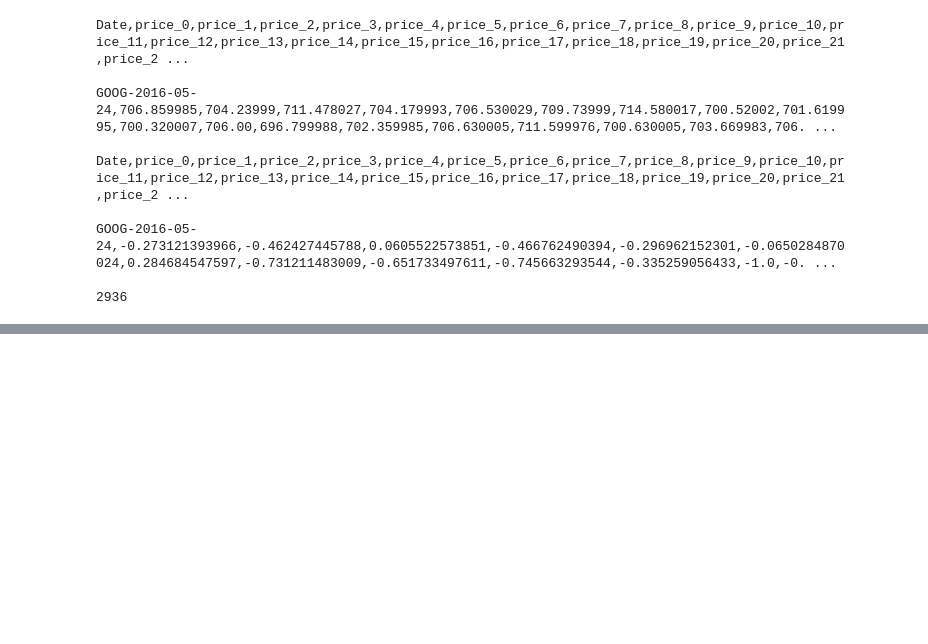
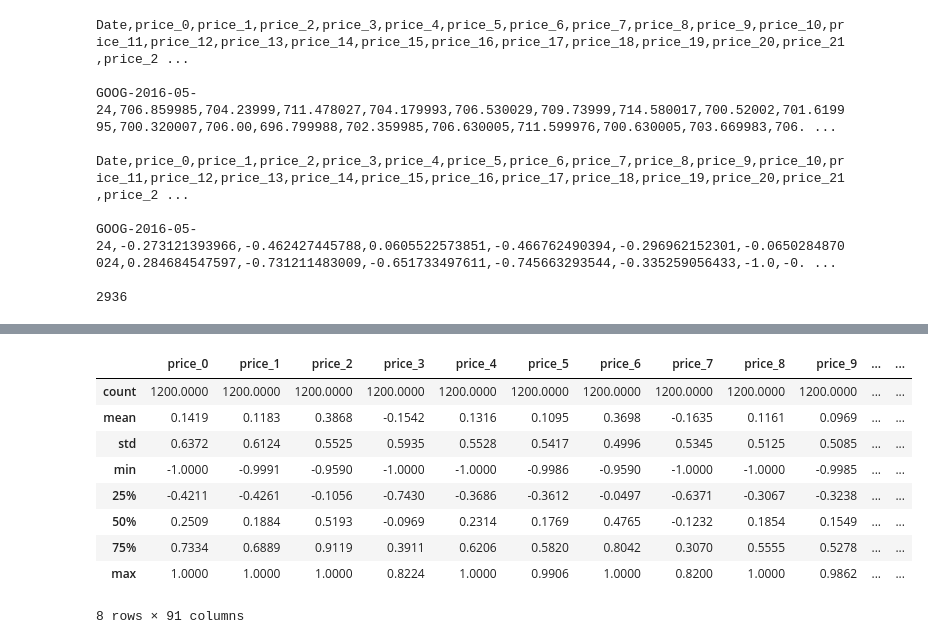
Before and after one commit to ccehshmily/learnDL, a Jupyter notebook: tfs_data_preprocess.ipynb, the cells around one changed output, grey strips where cells are left out. Saved outputs shown, nothing was run; the diff lists cells and outputs as text; code cells hidden in the pictures; blank space fills up the shorter version.

```diff
--- a/tfs_data_preprocess.ipynb
+++ b/tfs_data_preprocess.ipynb
@@ -165,0 +180,14 @@ google_data.head(10)
+# %%
+training_targets, training_examples = parse_labels_and_features(google_data[:1200], price_lookback, volume_lookback, change_lookback)
+training_examples.describe()
+# %% [output]
+|  | price_0 | price_1 | price_2 | price_3 | price_4 | price_5 | price_6 | price_7 | price_8 | price_9 | ... | ... |
+| count | 1200.0000 | 1200.0000 | 1200.0000 | 1200.0000 | 1200.0000 | 1200.0000 | 1200.0000 | 1200.0000 | 1200.0000 | 1200.0000 | ... | ... |
+| mean | 0.1419 | 0.1183 | 0.3868 | -0.1542 | 0.1316 | 0.1095 | 0.3698 | -0.1635 | 0.1161 | 0.0969 | ... | ... |
+| std | 0.6372 | 0.6124 | 0.5525 | 0.5935 | 0.5528 | 0.5417 | 0.4996 | 0.5345 | 0.5125 | 0.5085 | ... | ... |
+| min | -1.0000 | -0.9991 | -0.9590 | -1.0000 | -1.0000 | -0.9986 | -0.9590 | -1.0000 | -1.0000 | -0.9985 | ... | ... |
+| 25% | -0.4211 | -0.4261 | -0.1056 | -0.7430 | -0.3686 | -0.3612 | -0.0497 | -0.6371 | -0.3067 | -0.3238 | ... | ... |
+| 50% | 0.2509 | 0.1884 | 0.5193 | -0.0969 | 0.2314 | 0.1769 | 0.4765 | -0.1232 | 0.1854 | 0.1549 | ... | ... |
+| 75% | 0.7334 | 0.6889 | 0.9119 | 0.3911 | 0.6206 | 0.5820 | 0.8042 | 0.3070 | 0.5555 | 0.5278 | ... | ... |
+| max | 1.0000 | 1.0000 | 1.0000 | 0.8224 | 1.0000 | 0.9906 | 1.0000 | 0.8200 | 1.0000 | 0.9862 | ... | ... |
+8 rows × 91 columns
```
Also changed, not shown: parts of 14 cells of this notebook.
